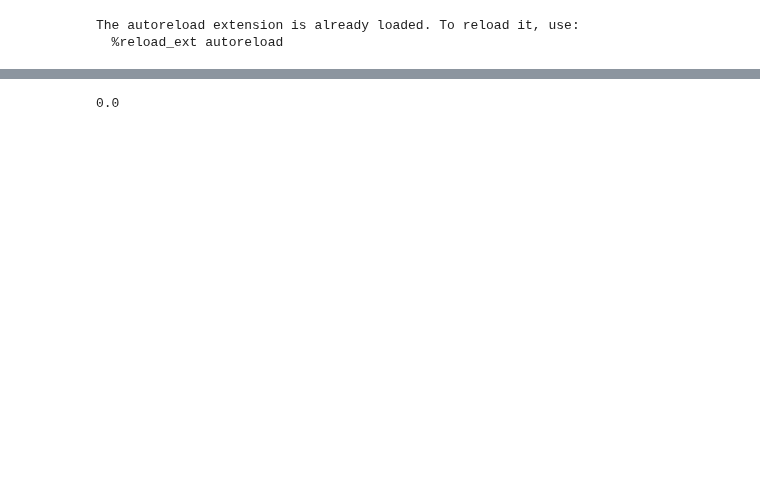
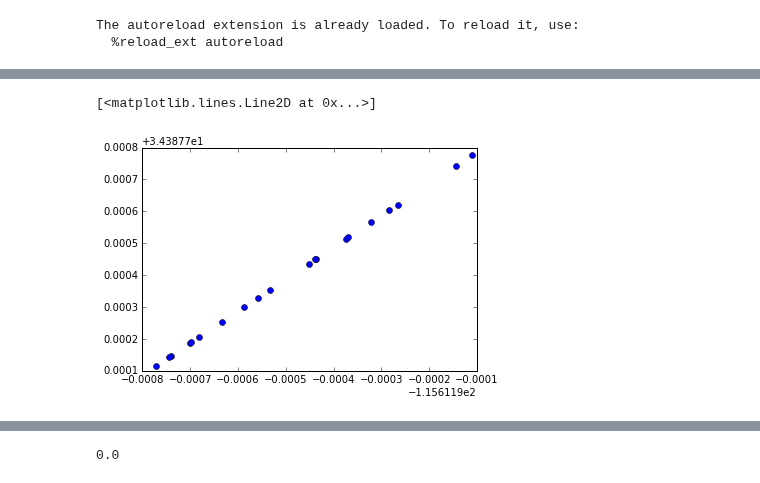
Before and after one commit to markyoder/globalETAS, a Jupyter notebook: globalETAS_unit_tests.ipynb, the cells around one changed output, grey strips where cells are left out. Saved outputs shown, nothing was run; the diff lists cells and outputs as text; code cells hidden in the pictures; blank space fills up the shorter version.

```diff
--- a/globalETAS_unit_tests.ipynb
+++ b/globalETAS_unit_tests.ipynb
@@ -201,3 +297,10 @@ finished...
+# %%
+plt.figure()
+plt.clf()
+plt.plot(*zip(*xy_prime), 'o')
+# %% [output]
+[<matplotlib.lines.Line2D at 0x...>]
+[figure, added]
 # %%
 XY = numpy.array(list(zip(etas.cat['lon'], etas.cat['lat'])))
 # %%
```
Also changed, not shown: parts of 7 cells of this notebook, 3 other files.
